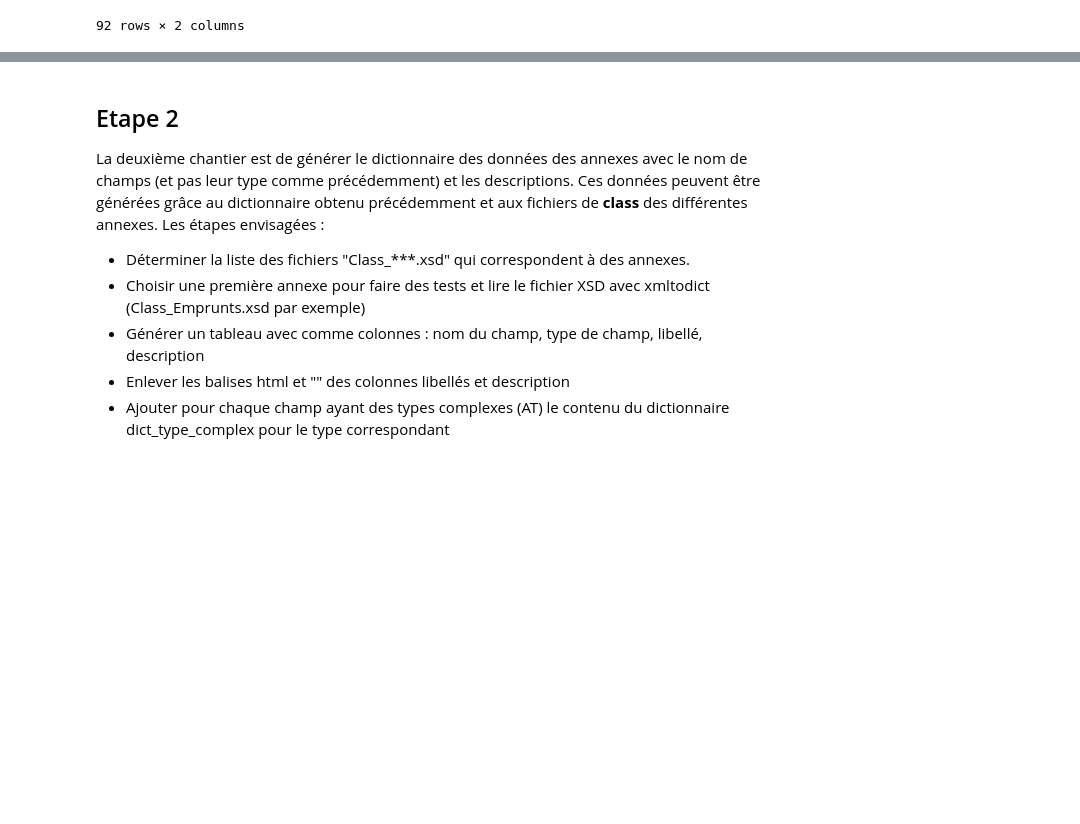
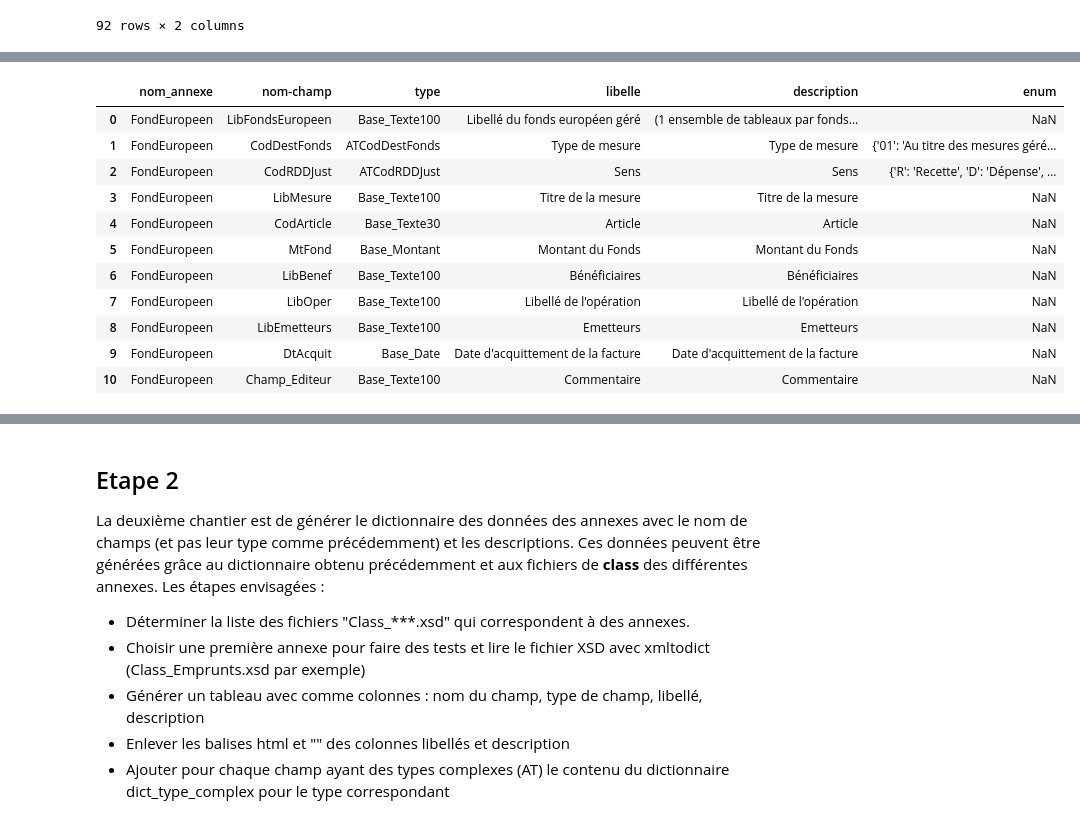
Before and after one commit to Naxxos/dataprep-ab, a Jupyter notebook: extract_code_description.ipynb, the cells around one changed output, grey strips where cells are left out. Saved outputs shown, nothing was run; the diff lists cells and outputs as text; code cells hidden in the pictures; blank space fills up the shorter version.

```diff
--- a/extract_code_description.ipynb
+++ b/extract_code_description.ipynb
@@ -252,0 +270,17 @@ init_df
+# %%
+
+
+generate_annexe_data_document("/home/admin/projet/dataprep-ab/download/SchemaDocBudg/Class_Fonds_Europeens.xsd", annexe_complexe_types)
+# %% [output]
+|  | nom_annexe | nom-champ | type | libelle | description | enum |
+| 0 | FondEuropeen | LibFondsEuropeen | Base_Texte100 | Libellé du fonds européen géré | (1 ensemble de tableaux par fonds... | NaN |
+| 1 | FondEuropeen | CodDestFonds | ATCodDestFonds | Type de mesure | Type de mesure | {'01': 'Au titre des mesures géré... |
+| 2 | FondEuropeen | CodRDDJust | ATCodRDDJust | Sens | Sens | {'R': 'Recette', 'D': 'Dépense', ... |
+| 3 | FondEuropeen | LibMesure | Base_Texte100 | Titre de la mesure | Titre de la mesure | NaN |
+| 4 | FondEuropeen | CodArticle | Base_Texte30 | Article | Article | NaN |
+| 5 | FondEuropeen | MtFond | Base_Montant | Montant du Fonds | Montant du Fonds | NaN |
+| 6 | FondEuropeen | LibBenef | Base_Texte100 | Bénéficiaires | Bénéficiaires | NaN |
+| 7 | FondEuropeen | LibOper | Base_Texte100 | Libellé de l'opération | Libellé de l'opération | NaN |
+| 8 | FondEuropeen | LibEmetteurs | Base_Texte100 | Emetteurs | Emetteurs | NaN |
+| 9 | FondEuropeen | DtAcquit | Base_Date | Date d'acquittement de la facture | Date d'acquittement de la facture | NaN |
+| 10 | FondEuropeen | Champ_Editeur | Base_Texte100 | Commentaire | Commentaire | NaN |
```
Also changed, not shown: parts of 13 cells of this notebook, 3 other files.
